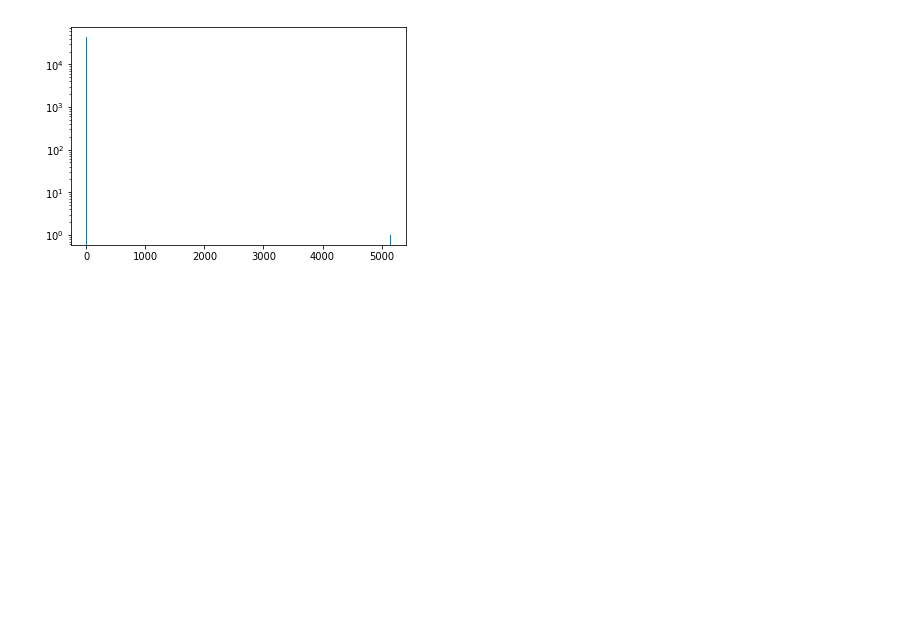
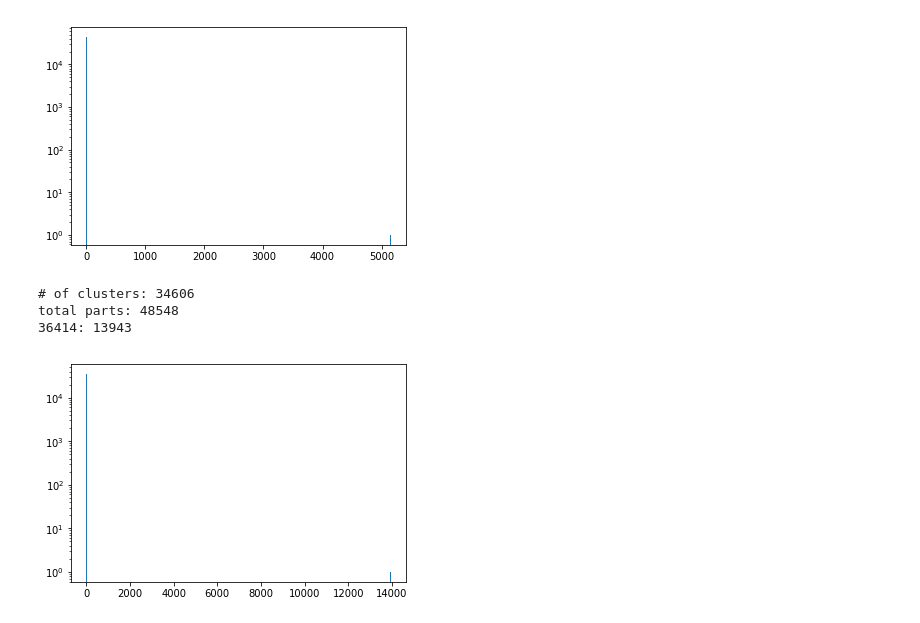
Before and after one commit to SynBioDex/SBOLExplorer, a Jupyter notebook: cluster/analyze_clusters.ipynb, the cells around one changed output. Saved outputs shown, nothing was run; the diff lists cells and outputs as text; code cells hidden in the pictures; blank space fills up the shorter version.

Commit message:
added analysis of blast 2500 cluster

```diff
--- a/cluster/analyze_clusters.ipynb
+++ b/cluster/analyze_clusters.ipynb
@@ -119,3 +119,14 @@ print_cluster_sizes(clusters, 2)
 total parts: 48548
 42483: 5152
 [figure]
+# %%
+f = open('blast_clusters/clusters_2500.txt', 'r')
+clusters = parse_clusters(f.read())
+plot_cluster_histogram(clusters, 0)
+print_cluster_sizes(clusters, 2)
+#print_cluster(clusters['42483'])
+# %% [output]
+# of clusters: 34606
+total parts: 48548
+36414: 13943
+[figure, added]
```
